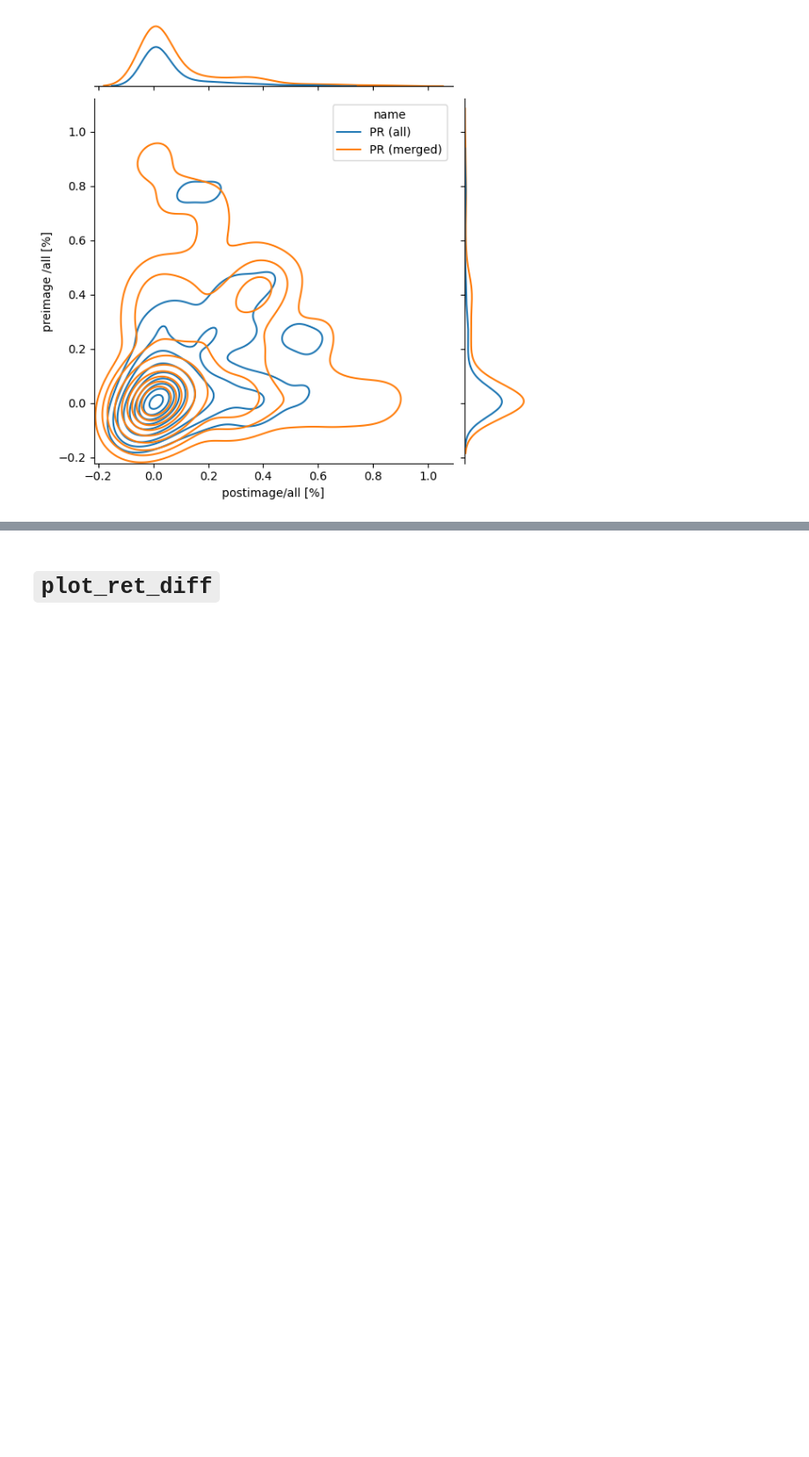
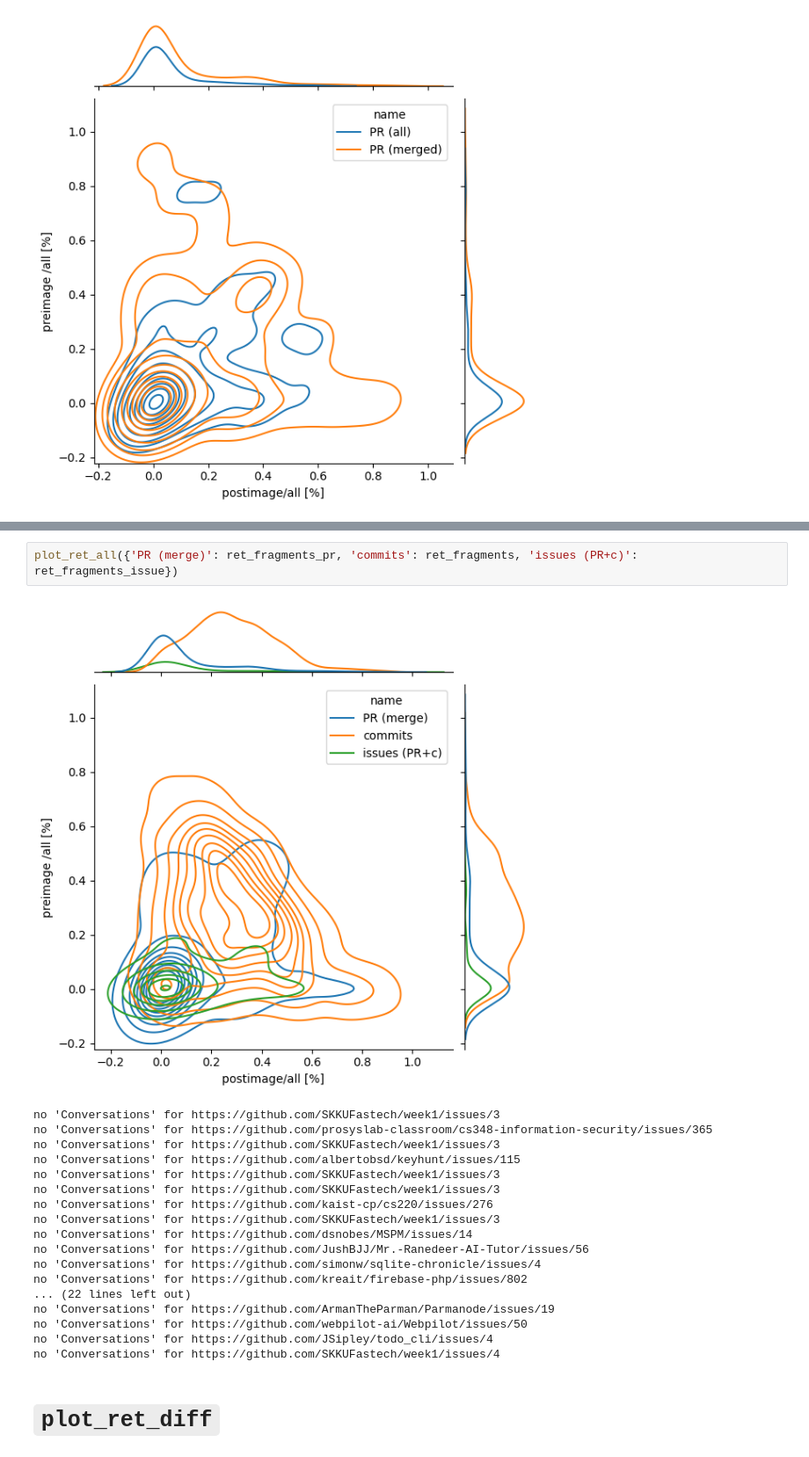
Before and after one commit to ncusi/MSR_Challenge_2024, a Jupyter notebook: notebooks/compare.ipynb, the cells around one changed output, grey strips where cells are left out. Shown at 88% size. Saved outputs shown, nothing was run; the diff lists cells and outputs as text; blank space fills up the shorter version.

```diff
--- a/notebooks/compare.ipynb
+++ b/notebooks/compare.ipynb
@@ -496,3 +712,24 @@ plot_ret_all({'PR (all)': ret_fragments_pr_all, 'PR (merged)': ret_fragments_pr}
+# %%
+plot_ret_all({'PR (merge)': ret_fragments_pr, 'commits': ret_fragments, 'issues (PR+c)': ret_fragments_issue})
+# %% [output]
+[figure, added]
+no 'Conversations' for https://github.com/SKKUFastech/week1/issues/3
+no 'Conversations' for https://github.com/prosyslab-classroom/cs348-information-security/issues/365
+no 'Conversations' for https://github.com/SKKUFastech/week1/issues/3
+no 'Conversations' for https://github.com/albertobsd/keyhunt/issues/115
+no 'Conversations' for https://github.com/SKKUFastech/week1/issues/3
+no 'Conversations' for https://github.com/SKKUFastech/week1/issues/3
+no 'Conversations' for https://github.com/kaist-cp/cs220/issues/276
+no 'Conversations' for https://github.com/SKKUFastech/week1/issues/3
+no 'Conversations' for https://github.com/dsnobes/MSPM/issues/14
+no 'Conversations' for https://github.com/JushBJJ/Mr.-Ranedeer-AI-Tutor/issues/56
+no 'Conversations' for https://github.com/simonw/sqlite-chronicle/issues/4
+no 'Conversations' for https://github.com/kreait/firebase-php/issues/802
+... (22 lines left out)
+no 'Conversations' for https://github.com/ArmanTheParman/Parmanode/issues/19
+no 'Conversations' for https://github.com/webpilot-ai/Webpilot/issues/50
+no 'Conversations' for https://github.com/JSipley/todo_cli/issues/4
+no 'Conversations' for https://github.com/SKKUFastech/week1/issues/4
 # %% [markdown]
 # `plot_ret_diff`
 # %%
```
Also changed, not shown: parts of 26 cells of this notebook.
